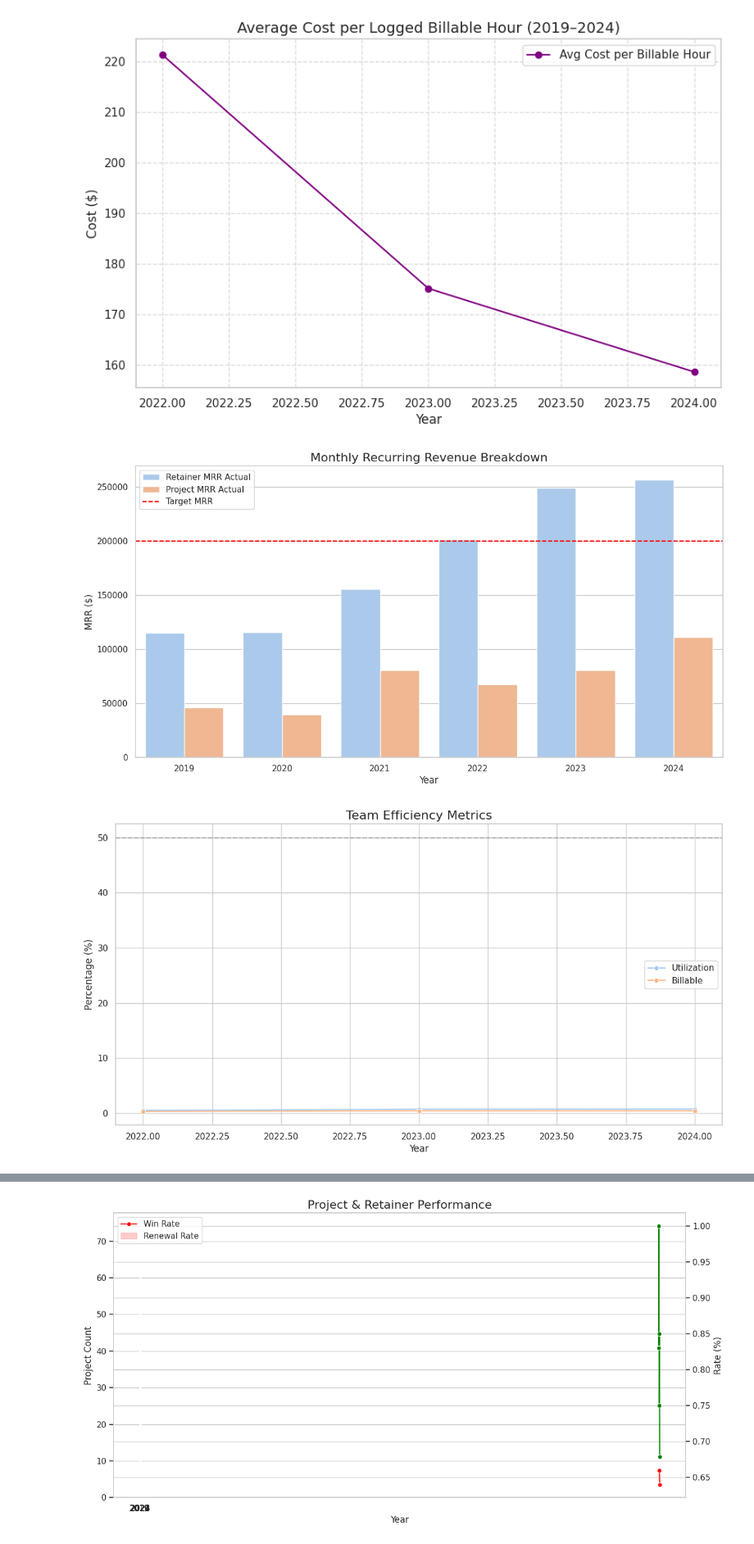
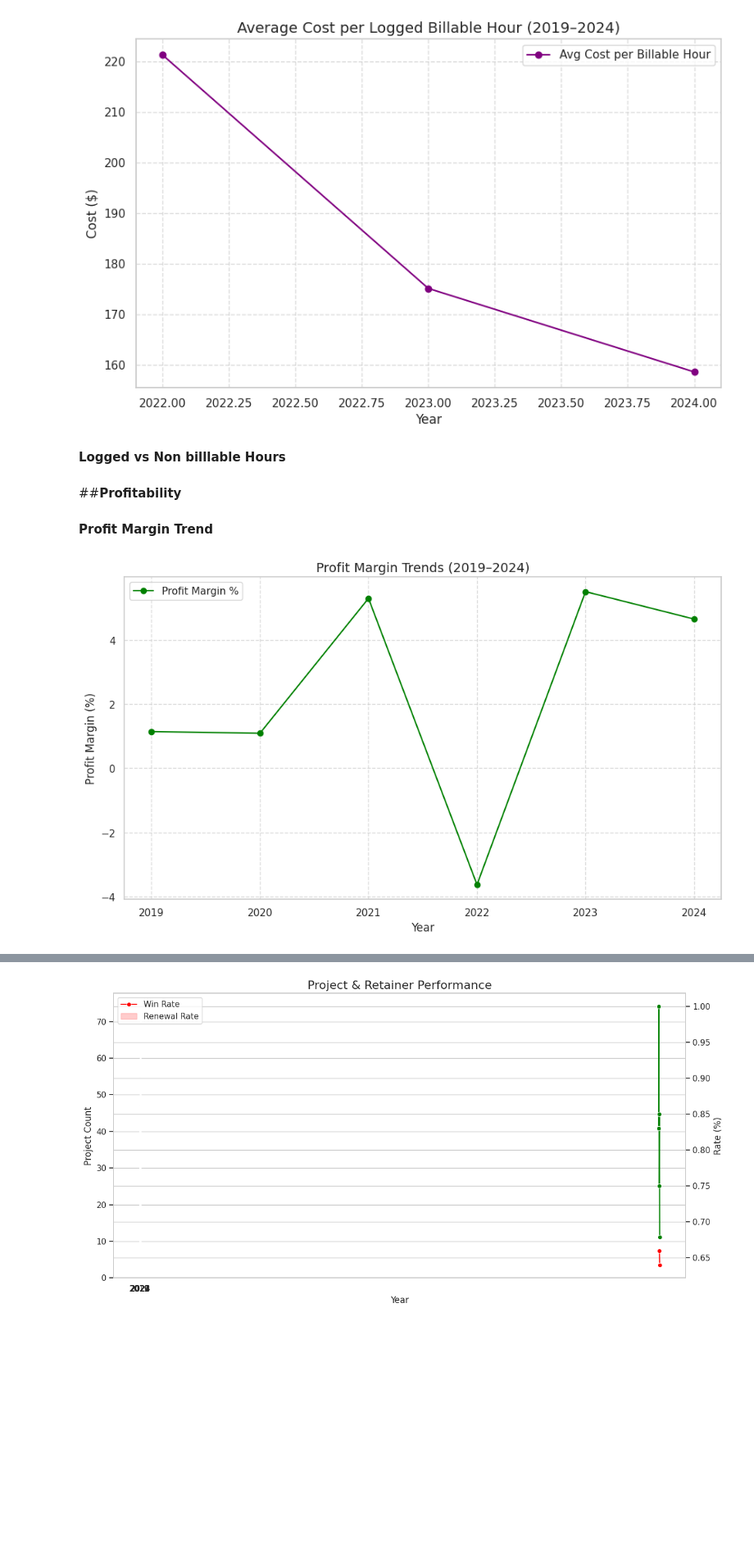
Before and after one commit to chipojaya1/pro_bono_dd, a Jupyter notebook: Efficiency_Report.ipynb, the cells around one changed output, grey strips where cells are left out. Shown at 82% size. Saved outputs shown, nothing was run; the diff lists cells and outputs as text; code cells hidden in the pictures; blank space fills up the shorter version.

Commit message:
Profitability Analysis done

```diff
--- a/Efficiency_Report.ipynb
+++ b/Efficiency_Report.ipynb
@@ -213,31 +231,26 @@ plt.legend()
 plt.show()
 # %% [output]
 [figure]
-# %%
-# Step 4: MRR Analysis
-plt.figure(figsize=(14,7))
-mrr = financial.melt(id_vars='Year',
-                    value_vars=['Retainer MRR Actual', 'Project MRR Actual'],
-                    var_name='Type',
-                    value_name='MRR')
-
-sns.barplot(data=mrr, x='Year', y='MRR', hue='Type')
-plt.title('Monthly Recurring Revenue Breakdown', fontsize=16)
-plt.ylabel('MRR ($)')
-plt.axhline(y=200000, color='red', linestyle='--', label='Target MRR')
-plt.legend()
-plt.show()
-# %% [output]
-[figure, removed]
-# %%
-# Step 5: Team Capacity Analysis
-plt.figure(figsize=(14,7))
-plt.title('Team Efficiency Metrics', fontsize=16)
-sns.lineplot(data=team, x='Year', y='All Team Utilized Time %', marker='o', label='Utilization')
-sns.lineplot(data=team, x='Year', y='All Team Billable Time %', marker='o', label='Billable')
-plt.ylabel('Percentage (%)')
-plt.axhline(y=50, color='grey', linestyle='--', alpha=0.5)
-plt.legend()
-plt.show()
-# %% [output]
-[figure, removed]
+# %% [markdown]
+**Logged vs Non billlable Hours**
+# %% [markdown]
+##**Profitability**
+# %% [markdown]
+**Profit Margin Trend**
+# %%
+# Prepare data
+years = all['Year']
+profit_margin = all['Profit_Margin_%'] * 100  # Convert to percentage if necessary
+
+# Plot line graph
+plt.figure(figsize=(10, 6))
+plt.plot(years, profit_margin, marker='o', color='green', label='Profit Margin %')
+plt.title('Profit Margin Trends (2019–2024)', fontsize=14)
+plt.xlabel('Year')
+plt.ylabel('Profit Margin (%)')
+plt.grid(True, linestyle='--', alpha=0.7)
+plt.legend()
+plt.tight_layout()
+plt.show()
+# %% [output]
+[figure, added]
```
Also changed, not shown: parts of 28 cells of this notebook.
